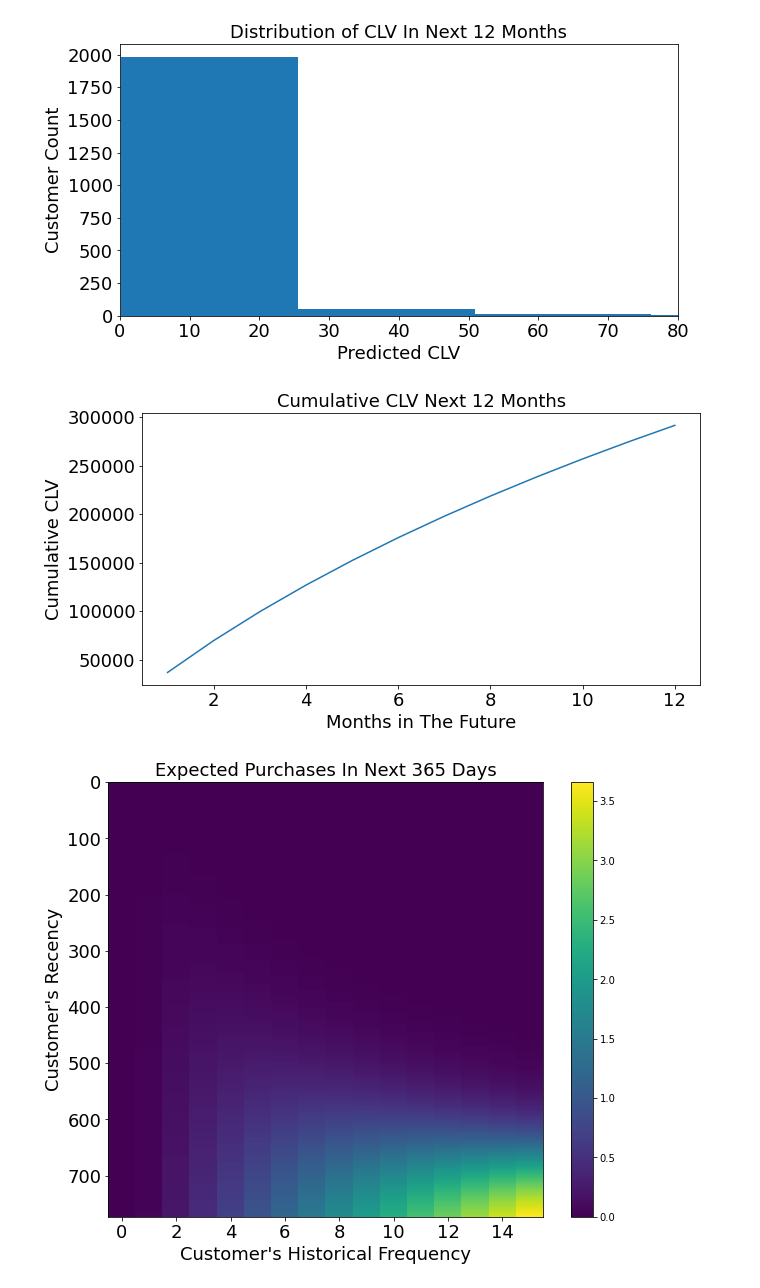
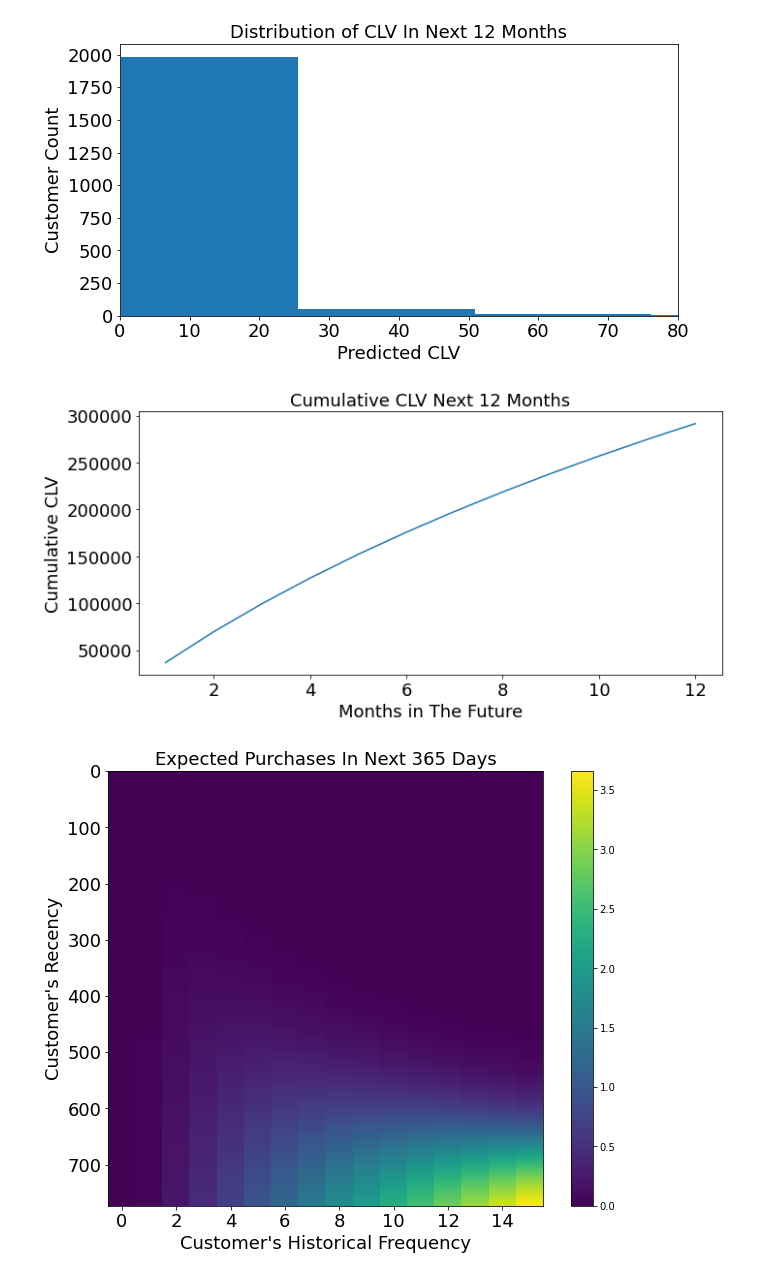
Before and after one commit to zander1268/custorama, a Jupyter notebook: bgnbd_gammagamma_modeling.ipynb, the cells around one changed output. Saved outputs shown, nothing was run; the diff lists cells and outputs as text; code cells hidden in the pictures.

```diff
--- a/bgnbd_gammagamma_modeling.ipynb
+++ b/bgnbd_gammagamma_modeling.ipynb
@@ -670,16 +660,17 @@ for months in date_range:
 # %%
 #Plot a line graph of cumulative CLV over the prediction period
 
 fig, ax = plt.subplots(figsize=(10,5))
 ax.plot(date_range,clv_sum_per_day)
 ax.set_title("Cumulative CLV Next 12 Months",fontsize=18)
 ax.set_ylabel("Cumulative CLV",fontsize=18)
 ax.set_xlabel("Months in The Future",fontsize=18)
 plt.xticks(fontsize=18)
 plt.yticks(fontsize=18)
-plt.savefig("visuals/cumulative_clv_future.png");
+plt.savefig("visuals/cumulative_clv_future.png")
+plt.tight_layout();
 # %% [output]
-[figure, old version]
+[figure, new version]
 # %%
 from lifetimes.plotting import plot_frequency_recency_matrix
 fig, ax = plt.subplots(figsize=(10,8))
```
Also changed, not shown: parts of 21 cells of this notebook, 6 other files.
